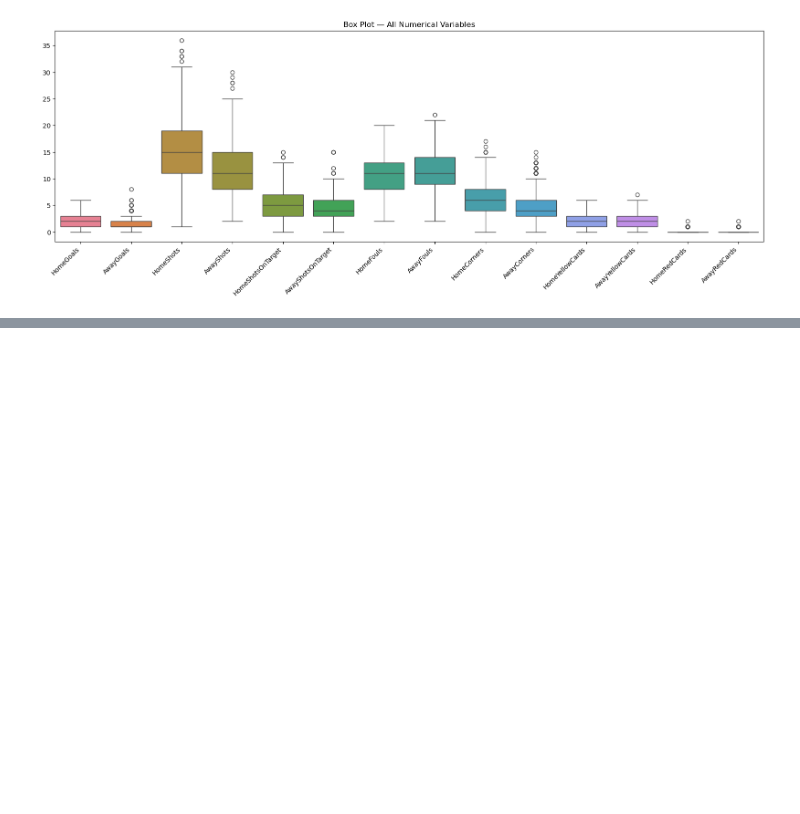
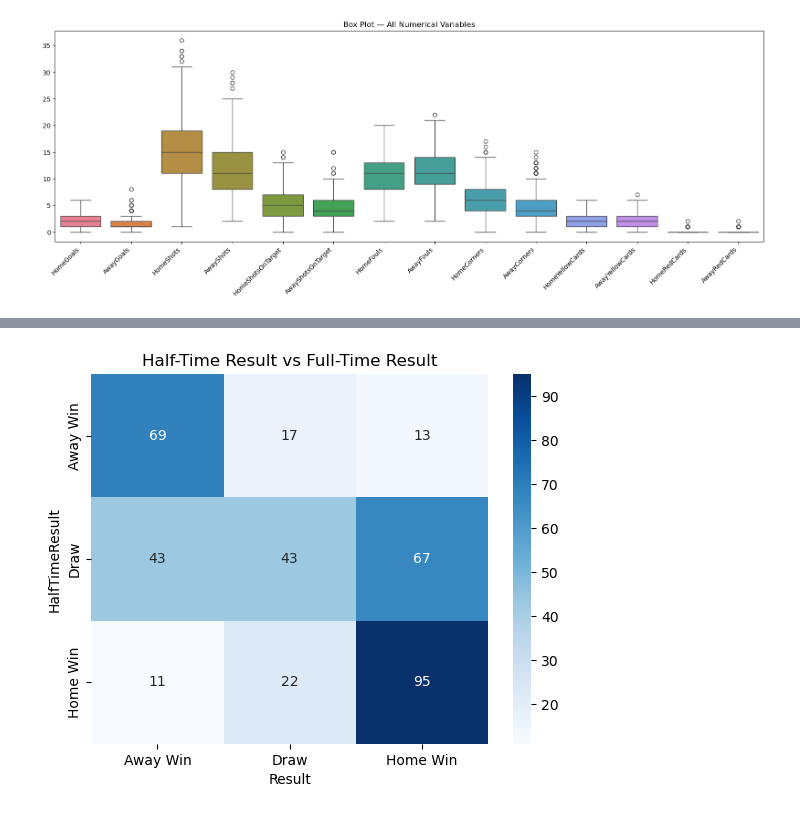
Before and after one commit to datasheng/csc46000-team-project-5000, a Jupyter notebook: football_eda.ipynb, the cells around one changed output, grey strips where cells are left out. Cells and saved outputs as stored; diff of their text form; code cells hidden in the pictures; blank space fills up the shorter version.

```diff
--- a/football_eda.ipynb
+++ b/football_eda.ipynb
@@ -130,0 +141,7 @@ plt.show()
+# %%
+ct = pd.crosstab(df['HalfTimeResult'], df['Result'])
+sns.heatmap(ct, annot=True, fmt='d', cmap='Blues')
+plt.title('Half-Time Result vs Full-Time Result')
+plt.show()
+# %% [output]
+[figure, added]
```
Also changed, not shown: parts of 4 cells of this notebook.
